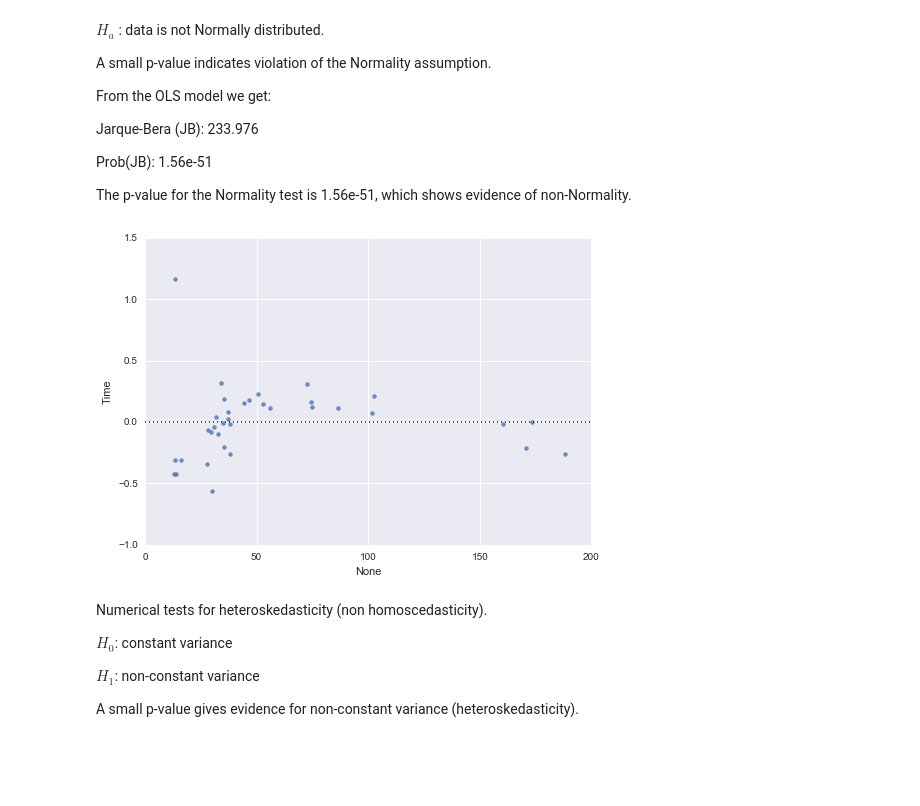
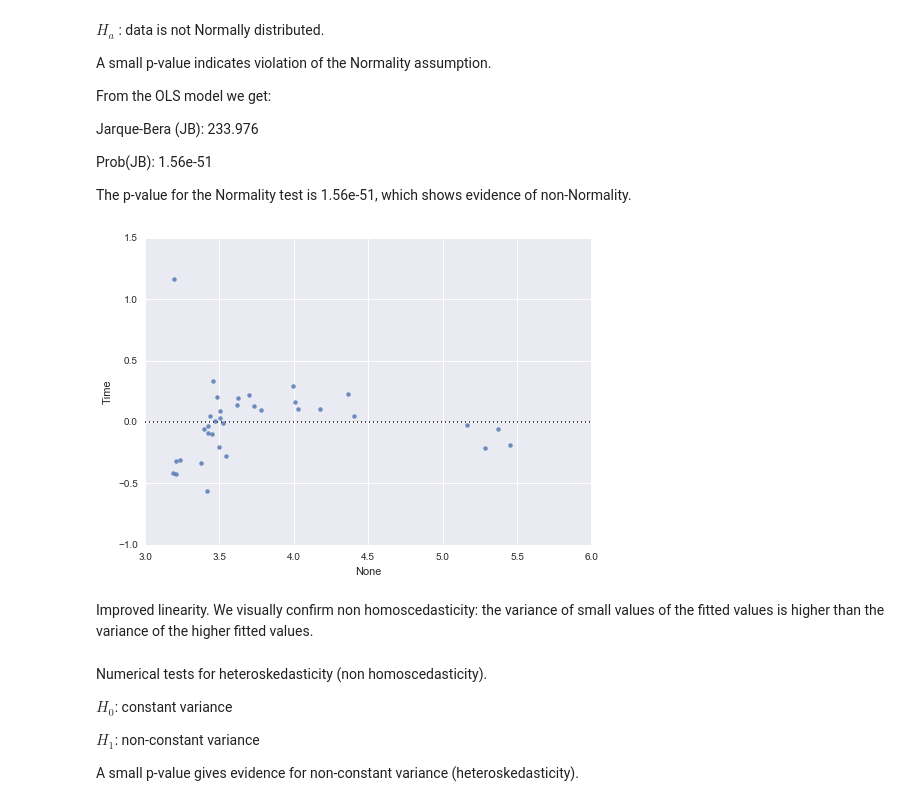
Before and after one commit to carlespoles/DSCI6002-student, a Jupyter notebook: week6/6-4_RegDiag/DSCI6002-6.4-Lab-CarlesPolesMielgo_PranavaPrabhakaran.ipynb, the cells around one changed output. Saved outputs shown, nothing was run; the diff lists cells and outputs as text; code cells hidden in the pictures; blank space fills up the shorter version.

```diff
--- a/week6/6-4_RegDiag/DSCI6002-6.4-Lab-CarlesPolesMielgo_PranavaPrabhakaran.ipynb
+++ b/week6/6-4_RegDiag/DSCI6002-6.4-Lab-CarlesPolesMielgo_PranavaPrabhakaran.ipynb
@@ -332,11 +300,13 @@ The p-value for the Normality test is 1.56e-51, which shows evidence of non-Norm
 # %%
 log_y = np.log(y)
 model_log = sm.OLS(log_y, X)
 results_log = model_log.fit()
 
-sns.residplot(results.fittedvalues, log_y, hills);
+sns.residplot(results_log.fittedvalues, log_y, hills);
 # %% [output]
-[figure, old version]
+[figure, new version]
+# %% [markdown]
+Improved linearity. We visually confirm non homoscedasticity: the variance of small values of the fitted values is higher than the variance of the higher fitted values.
 # %% [markdown]
 Numerical tests for heteroskedasticity (non homoscedasticity).
 
```
Also changed, not shown: parts of 49 cells of this notebook.
